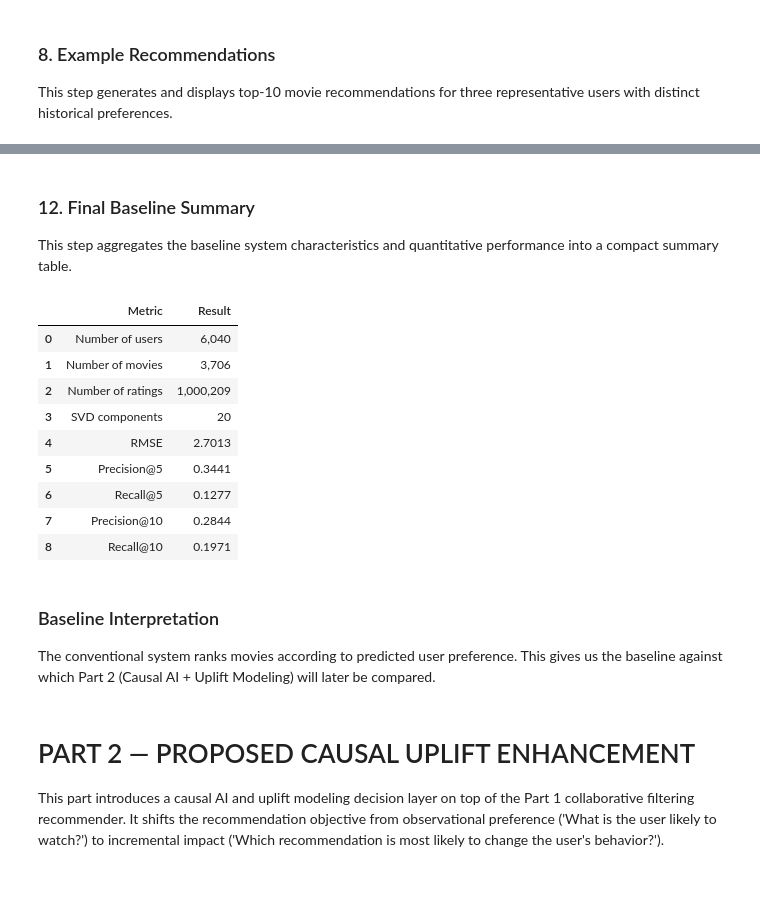
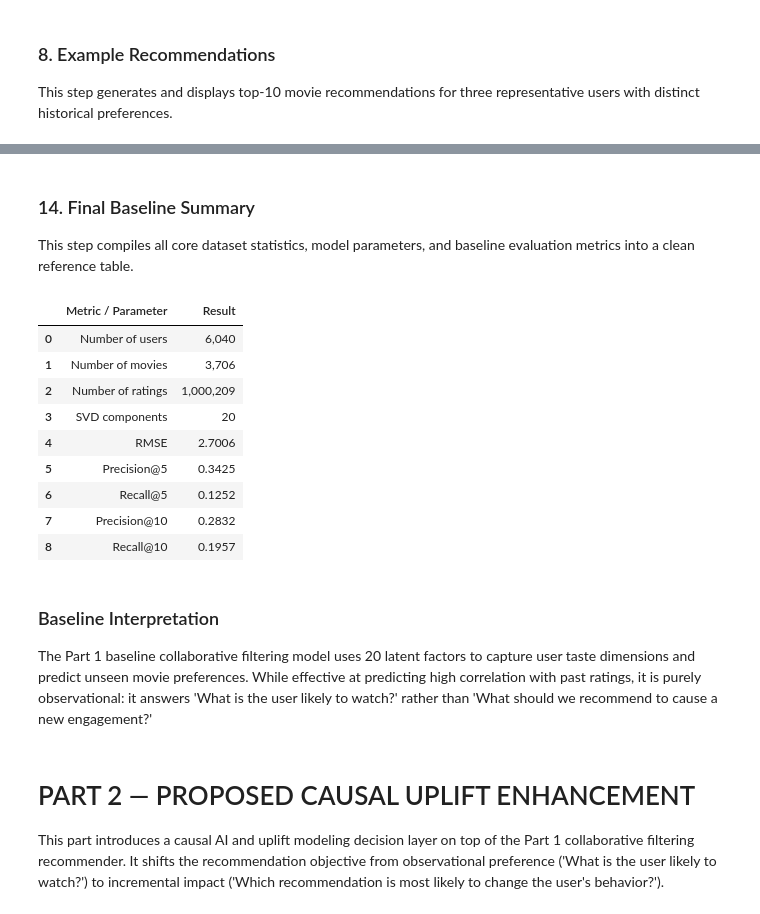
Before and after one commit to Shavacchenna03/Netflix_recommendation, a Jupyter notebook: Code.ipynb, the cells around one changed output, grey strips where cells are left out. Saved outputs shown, nothing was run; the diff lists cells and outputs as text; code cells hidden in the pictures; blank space fills up the shorter version.

```diff
--- a/Code.ipynb
+++ b/Code.ipynb
@@ -309,47 +438,47 @@ plt.show()
 # %% [markdown]
-### 12. Final Baseline Summary
-This step aggregates the baseline system characteristics and quantitative performance into a compact summary table.
+### 14. Final Baseline Summary
+This step compiles all core dataset statistics, model parameters, and baseline evaluation metrics into a clean reference table.
 # %%
 summary_df = pd.DataFrame({
-    'Metric': [
+    'Metric / Parameter': [
         'Number of users',
         'Number of movies',
         'Number of ratings',
         'SVD components',
         'RMSE',
         'Precision@5',
         'Recall@5',
         'Precision@10',
         'Recall@10'
     ],
     'Result': [
         f'{num_users:,}',
         f'{num_movies:,}',
         f'{num_ratings:,}',
         '20',
         f'{rmse:.4f}',
         f'{p5:.4f}',
         f'{r5:.4f}',
         f'{p10:.4f}',
         f'{r10:.4f}'
     ]
 })
 
 display(summary_df)
 # %% [output]
-|  | Metric | Result |
+|  | Metric / Parameter | Result |
 | 0 | Number of users | 6,040 |
 | 1 | Number of movies | 3,706 |
 | 2 | Number of ratings | 1,000,209 |
 | 3 | SVD components | 20 |
-| 4 | RMSE | 2.7013 |
-| 5 | Precision@5 | 0.3441 |
-| 6 | Recall@5 | 0.1277 |
-| 7 | Precision@10 | 0.2844 |
-| 8 | Recall@10 | 0.1971 |
+| 4 | RMSE | 2.7006 |
+| 5 | Precision@5 | 0.3425 |
+| 6 | Recall@5 | 0.1252 |
+| 7 | Precision@10 | 0.2832 |
+| 8 | Recall@10 | 0.1957 |
-# %% [markdown]
-### Baseline Interpretation
-The conventional system ranks movies according to predicted user preference. This gives us the baseline against which Part 2 (Causal AI + Uplift Modeling) will later be compared.
+# %% [markdown]
+### Baseline Interpretation
+The Part 1 baseline collaborative filtering model uses 20 latent factors to capture user taste dimensions and predict unseen movie preferences. While effective at predicting high correlation with past ratings, it is purely observational: it answers 'What is the user likely to watch?' rather than 'What should we recommend to cause a new engagement?'
 # %% [markdown]
 # PART 2 — PROPOSED CAUSAL UPLIFT ENHANCEMENT
 
```
Also changed, not shown: parts of 70 cells of this notebook, 4 other files.
